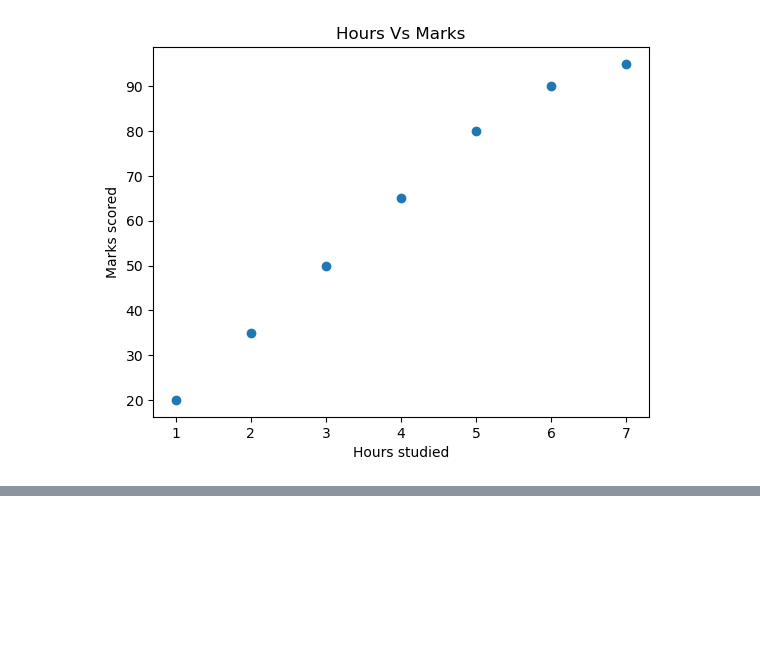
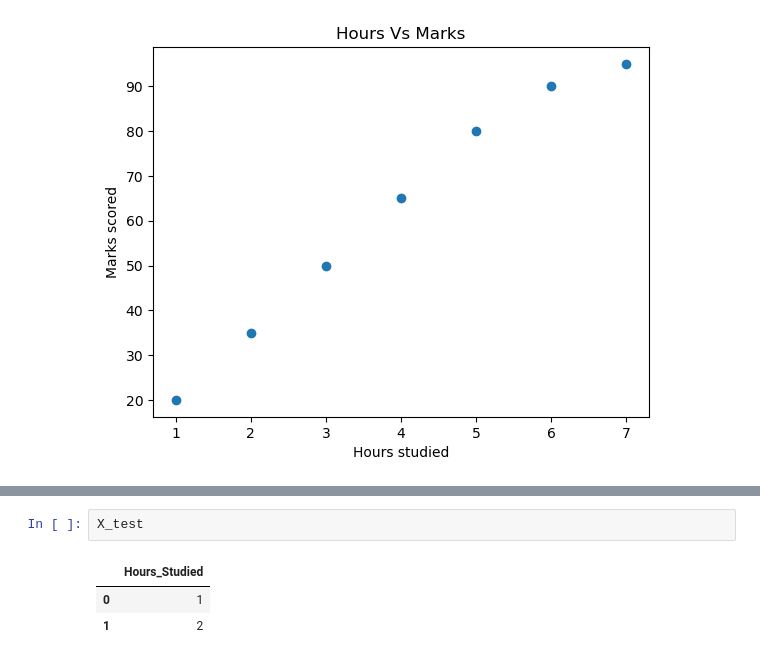
Before and after one commit to CodeMarshall21/Student-Scoring-System, a Jupyter notebook: Student-Scoring-System.ipynb, the cells around one changed output, grey strips where cells are left out. Saved outputs shown, nothing was run; the diff lists cells and outputs as text; blank space fills up the shorter version.

```diff
--- a/Student-Scoring-System.ipynb
+++ b/Student-Scoring-System.ipynb
@@ -70,0 +86,6 @@ from sklearn.mode
+# %%
+X_test
+# %% [output]
+|  | Hours_Studied |
+| 0 | 1 |
+| 1 | 2 |
```
Also changed, not shown: parts of 6 cells of this notebook.
